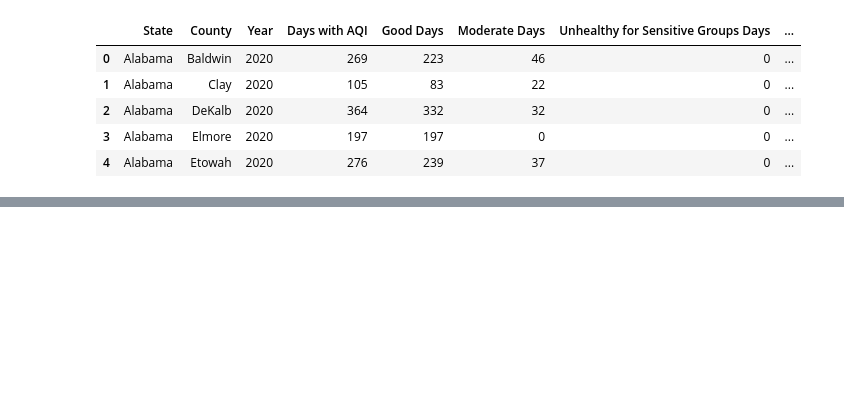
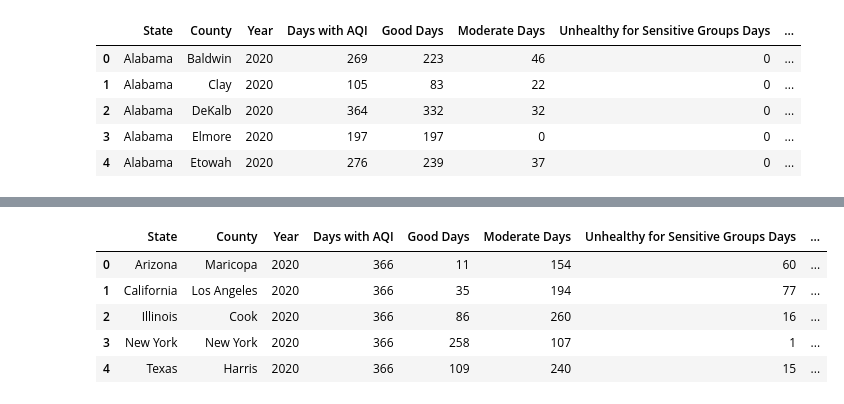
Before and after one commit to maddieemihle/major-city-visualization, a Jupyter notebook: Master Analysis.ipynb, the cells around one changed output, grey strips where cells are left out. Drawn from its saved outputs; the diff is of its cells as text; code cells hidden in the pictures; blank space fills up the shorter version.

```diff
--- a/Master Analysis.ipynb
+++ b/Master Analysis.ipynb
@@ -461,3 +445,25 @@ filtered_aqi_df
+# %%
+# Filter the DataFrame for the specified counties and states
+filtered_aqi_df = aqi_data_df[
+    ((aqi_data_df['County'] == 'Cook') & (aqi_data_df['State'] == 'Illinois')) |
+    ((aqi_data_df['County'] == 'New York') & (aqi_data_df['State'] == 'New York')) |
+    ((aqi_data_df['County'] == 'Los Angeles') & (aqi_data_df['State'] == 'California')) |
+    ((aqi_data_df['County'] == 'Maricopa') & (aqi_data_df['State'] == 'Arizona')) |
+    ((aqi_data_df['County'] == 'Harris') & (aqi_data_df['State'] == 'Texas'))
+]
+
+# Reset the index for the filtered DataFrame
+filtered_aqi_df.reset_index(drop=True, inplace=True)
+
+# Display the filtered DataFrame
+filtered_aqi_df
+# %% [output]
+|  | State | County | Year | Days with AQI | Good Days | Moderate Days | Unhealthy for Sensitive Groups Days | ... |
+| 0 | Arizona | Maricopa | 2020 | 366 | 11 | 154 | 60 | ... |
+| 1 | California | Los Angeles | 2020 | 366 | 35 | 194 | 77 | ... |
+| 2 | Illinois | Cook | 2020 | 366 | 86 | 260 | 16 | ... |
+| 3 | New York | New York | 2020 | 366 | 258 | 107 | 1 | ... |
+| 4 | Texas | Harris | 2020 | 366 | 109 | 240 | 15 | ... |
 # %%
 # Set the figure size
 plt.figure(figsize=(14, 8))
```
Also changed, not shown: parts of 37 cells of this notebook, 4 other files.
